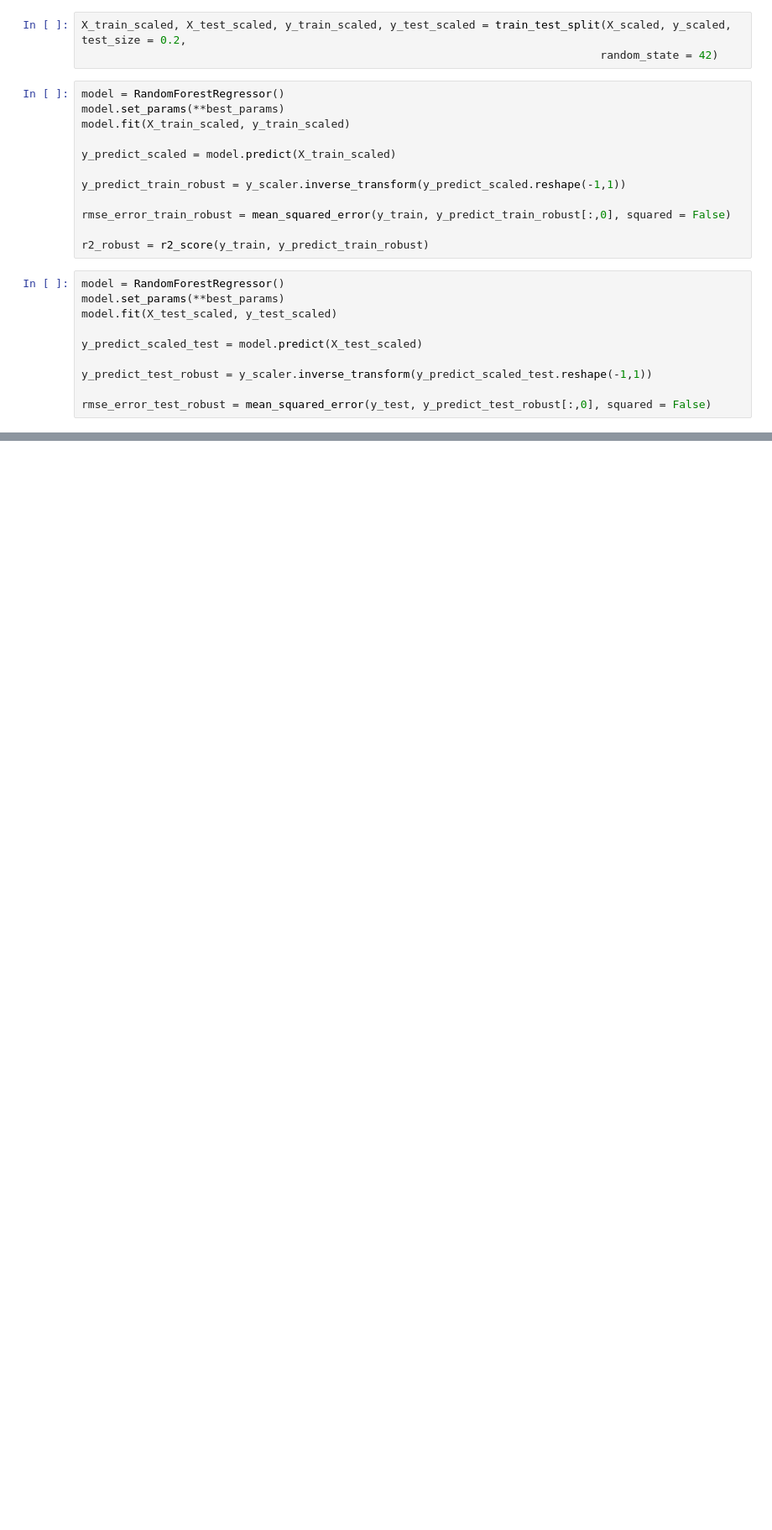
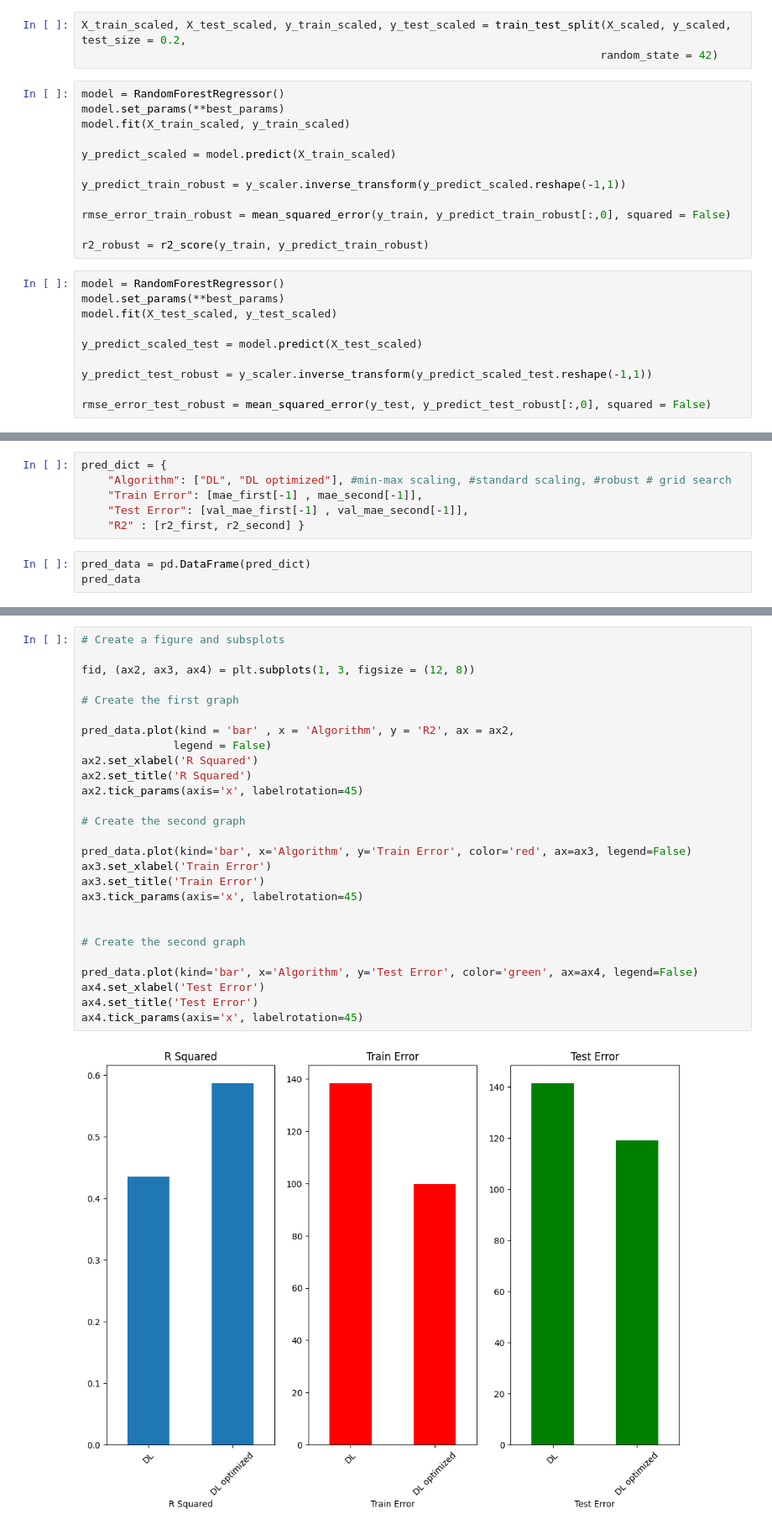
Before and after one commit to tugceturkkal/Data-Projects, a Jupyter notebook: Predicting Price.ipynb, the cells around one changed output, grey strips where cells are left out. Shown at 84% size. Saved outputs shown, nothing was run; the diff lists cells and outputs as text; blank space fills up the shorter version.

```diff
--- a/Predicting Price.ipynb
+++ b/Predicting Price.ipynb
@@ -901,0 +1071,9 @@ pred_data
+# %%
+pred_dict = {
+    "Algorithm": ["DL", "DL optimized"], #min-max scaling, #standard scaling, #robust # grid search
+    "Train Error": [mae_first[-1] , mae_second[-1]],
+    "Test Error": [val_mae_first[-1] , val_mae_second[-1]],
+    "R2" : [r2_first, r2_second] }
+# %%
+pred_data = pd.DataFrame(pred_dict)
+pred_data
@@ -901,0 +1084,29 @@ pred_data
+# %%
+# Create a figure and subsplots
+
+fid, (ax2, ax3, ax4) = plt.subplots(1, 3, figsize = (12, 8))
+
+# Create the first graph
+
+pred_data.plot(kind = 'bar' , x = 'Algorithm', y = 'R2', ax = ax2,
+              legend = False)
+ax2.set_xlabel('R Squared')
+ax2.set_title('R Squared')
+ax2.tick_params(axis='x', labelrotation=45)
+
+# Create the second graph
+
+pred_data.plot(kind='bar', x='Algorithm', y='Train Error', color='red', ax=ax3, legend=False)
+ax3.set_xlabel('Train Error')
+ax3.set_title('Train Error')
+ax3.tick_params(axis='x', labelrotation=45)
+
+
+# Create the second graph
+
+pred_data.plot(kind='bar', x='Algorithm', y='Test Error', color='green', ax=ax4, legend=False)
+ax4.set_xlabel('Test Error')
+ax4.set_title('Test Error')
+ax4.tick_params(axis='x', labelrotation=45)
+# %% [output]
+[figure, added]
```
Also changed, not shown: parts of 25 cells of this notebook.
